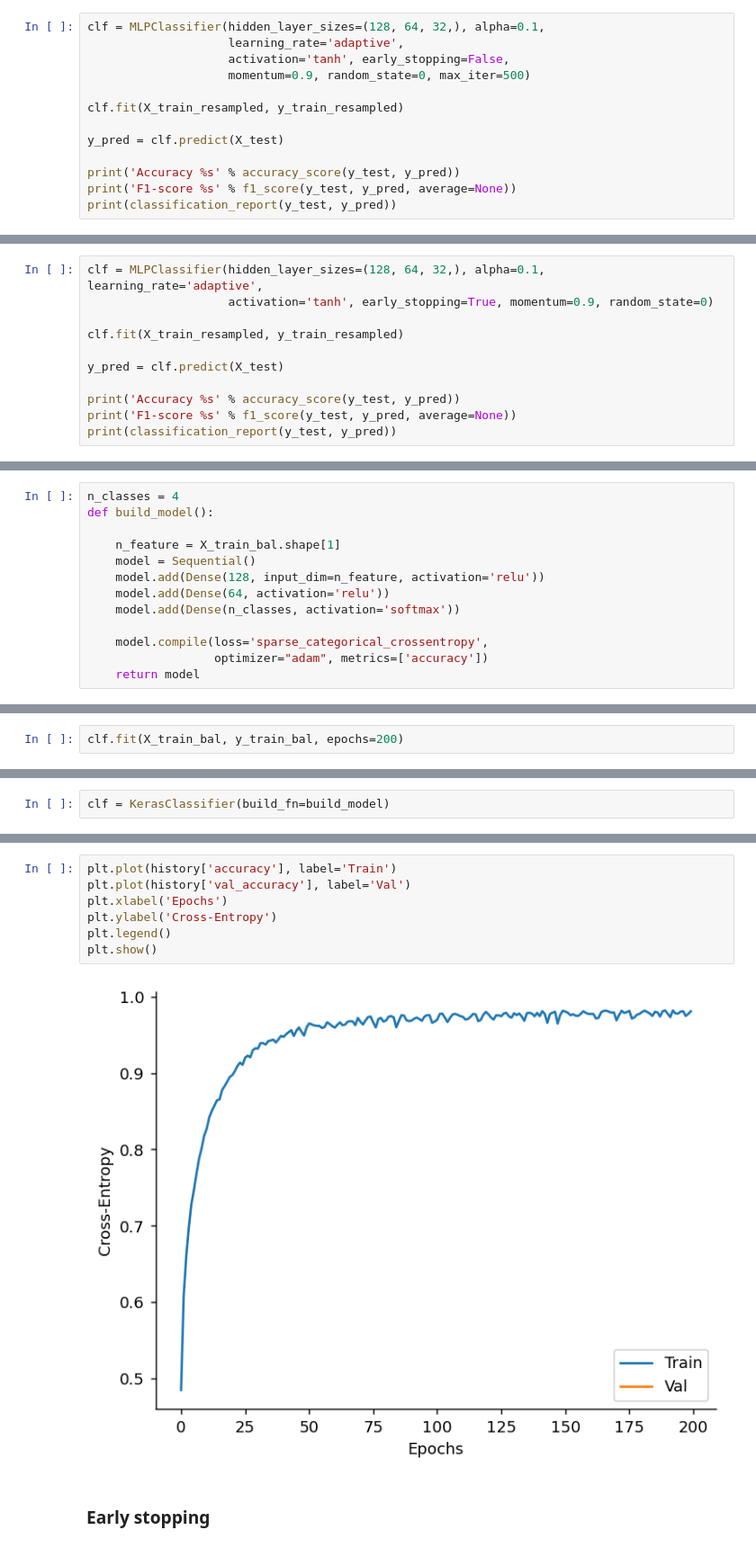
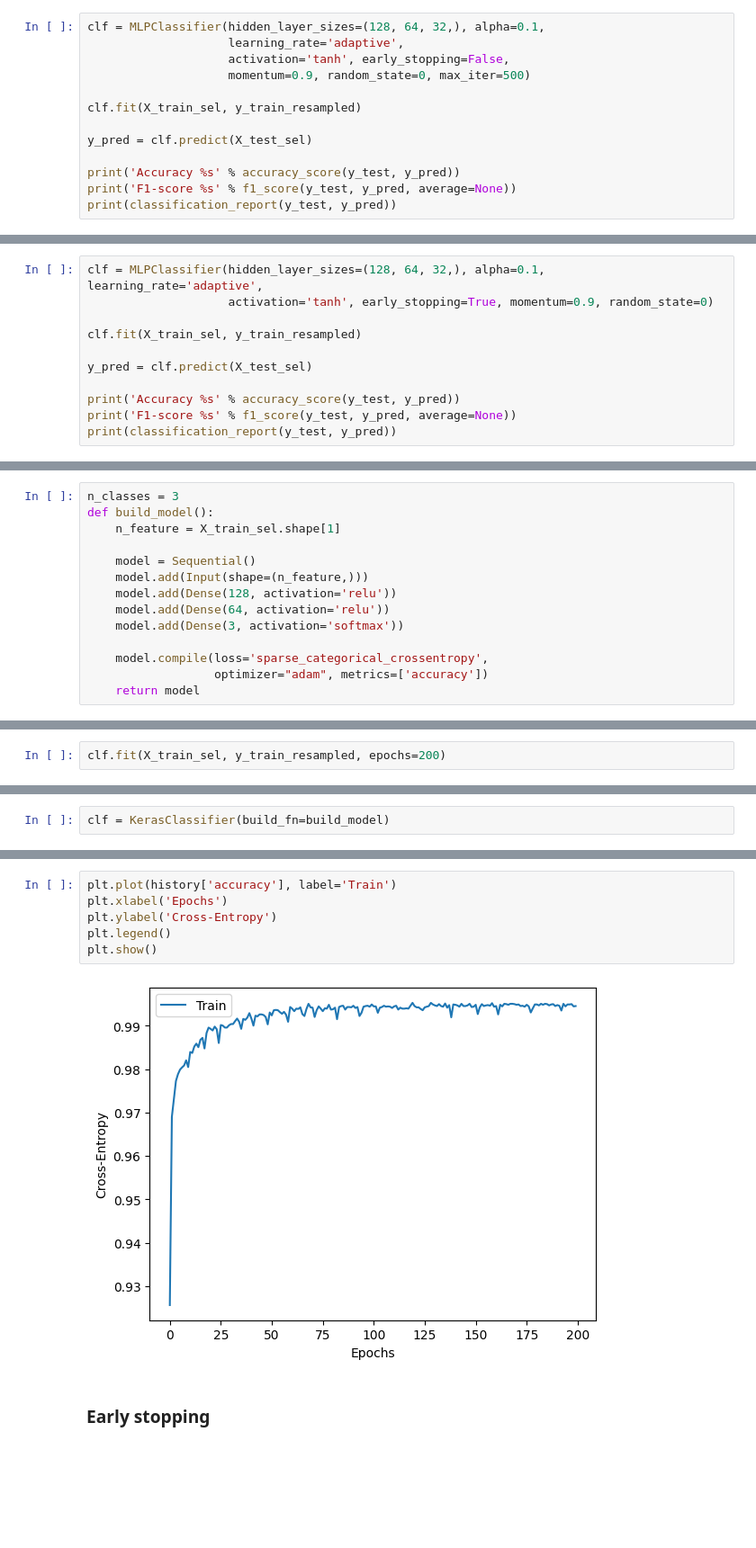
Before and after one commit to kilomo12/Data_Mining_project2, a Jupyter notebook: neural_network_classification.ipynb, the cells around one changed output, grey strips where cells are left out. Shown at 90% size. Drawn from its saved outputs; the diff is of its cells as text; blank space fills up the shorter version.

```diff
--- a/neural_network_classification.ipynb
+++ b/neural_network_classification.ipynb
@@ -638,9 +654,9 @@ clf = MLPClassifier(hidden_layer_sizes=(128, 64, 32,), alpha=0.1,
                     activation='tanh', early_stopping=False,
                     momentum=0.9, random_state=0, max_iter=500)
 
-clf.fit(X_train_resampled, y_train_resampled)
+clf.fit(X_train_sel, y_train_resampled)
 
-y_pred = clf.predict(X_test)
+y_pred = clf.predict(X_test_sel)
 
 print('Accuracy %s' % accuracy_score(y_test, y_pred))
 print('F1-score %s' % f1_score(y_test, y_pred, average=None))
@@ -691,9 +705,9 @@ plt.show()
 clf = MLPClassifier(hidden_layer_sizes=(128, 64, 32,), alpha=0.1, learning_rate='adaptive',
                     activation='tanh', early_stopping=True, momentum=0.9, random_state=0)
 
-clf.fit(X_train_resampled, y_train_resampled)
+clf.fit(X_train_sel, y_train_resampled)
 
-y_pred = clf.predict(X_test)
+y_pred = clf.predict(X_test_sel)
 
 print('Accuracy %s' % accuracy_score(y_test, y_pred))
 print('F1-score %s' % f1_score(y_test, y_pred, average=None))
@@ -752,14 +762,15 @@ from tensorflow.keras.layers import Dense
 # %%
 from scikeras.wrappers import KerasClassifier
 # %%
-n_classes = 4
+n_classes = 3
 def build_model():
+    n_feature = X_train_sel.shape[1]
 
-    n_feature = X_train_bal.shape[1]
     model = Sequential()
-    model.add(Dense(128, input_dim=n_feature, activation='relu'))
+    model.add(Input(shape=(n_feature,)))
+    model.add(Dense(128, activation='relu'))
     model.add(Dense(64, activation='relu'))
-    model.add(Dense(n_classes, activation='softmax'))
+    model.add(Dense(3, activation='softmax'))
 
     model.compile(loss='sparse_categorical_crossentropy',
                   optimizer="adam", metrics=['accuracy'])
@@ -826,6 +838,6 @@ wraps a keras model in a sklearn-like object
 # %%
 clf = KerasClassifier(build_fn=build_model)
 # %%
-clf.fit(X_train_bal, y_train_bal, epochs=200)
+clf.fit(X_train_sel, y_train_resampled, epochs=200)
 # %% [output]
 Epoch 1/200
@@ -989,12 +1000,11 @@ plt.show()
 # %%
 plt.plot(history['accuracy'], label='Train')
-plt.plot(history['val_accuracy'], label='Val')
 plt.xlabel('Epochs')
 plt.ylabel('Cross-Entropy')
 plt.legend()
 plt.show()
 # %% [output]
-[figure, old version]
+[figure, new version]
 # %% [markdown]
 ### Early stopping
 # %%
```
Also changed, not shown: parts of 72 cells of this notebook.
